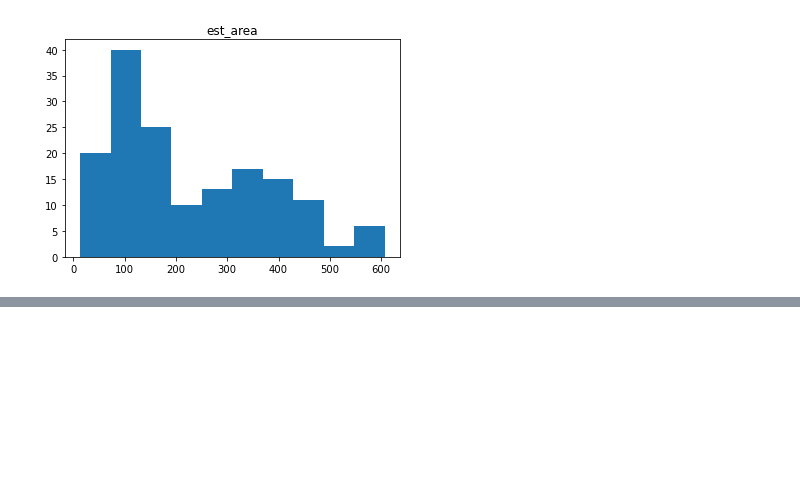
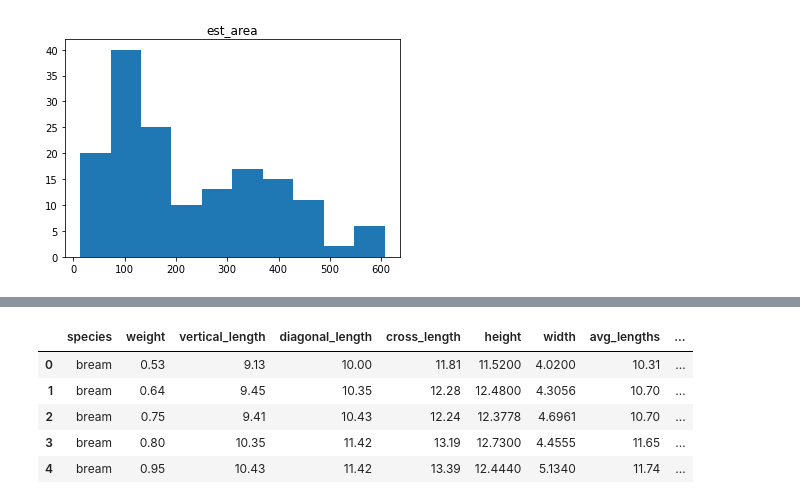
Before and after one commit to george887/estimating_fish_weights, a Jupyter notebook: acquire_n_prepare.ipynb, the cells around one changed output, grey strips where cells are left out. Cells and saved outputs as stored; diff of their text form; code cells hidden in the pictures; blank space fills up the shorter version.

```diff
--- a/acquire_n_prepare.ipynb
+++ b/acquire_n_prepare.ipynb
@@ -163,0 +176,13 @@ for col in df.columns:
+# %%
+df['vertical_length'] = round(df.vertical_length*0.393701,2)
+df['diagonal_length'] = round(df.diagonal_length*0.393701,2)
+df['cross_length'] = round(df.cross_length*0.393701,2)
+df['avg_lengths'] = round(df.avg_lengths*0.393701,2)
+df.head()
+# %% [output]
+|  | species | weight | vertical_length | diagonal_length | cross_length | height | width | avg_lengths | ... |
+| 0 | bream | 0.53 | 9.13 | 10.00 | 11.81 | 11.5200 | 4.0200 | 10.31 | ... |
+| 1 | bream | 0.64 | 9.45 | 10.35 | 12.28 | 12.4800 | 4.3056 | 10.70 | ... |
+| 2 | bream | 0.75 | 9.41 | 10.43 | 12.24 | 12.3778 | 4.6961 | 10.70 | ... |
+| 3 | bream | 0.80 | 10.35 | 11.42 | 13.19 | 12.7300 | 4.4555 | 11.65 | ... |
+| 4 | bream | 0.95 | 10.43 | 11.42 | 13.39 | 12.4440 | 5.1340 | 11.74 | ... |
```
Also changed, not shown: parts of 5 cells of this notebook, 2 other files.
